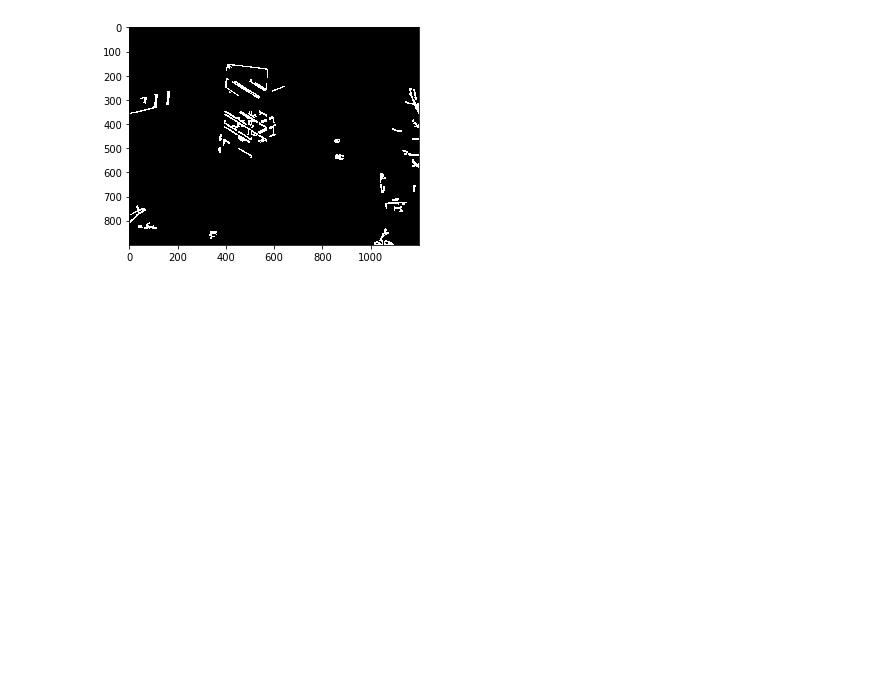
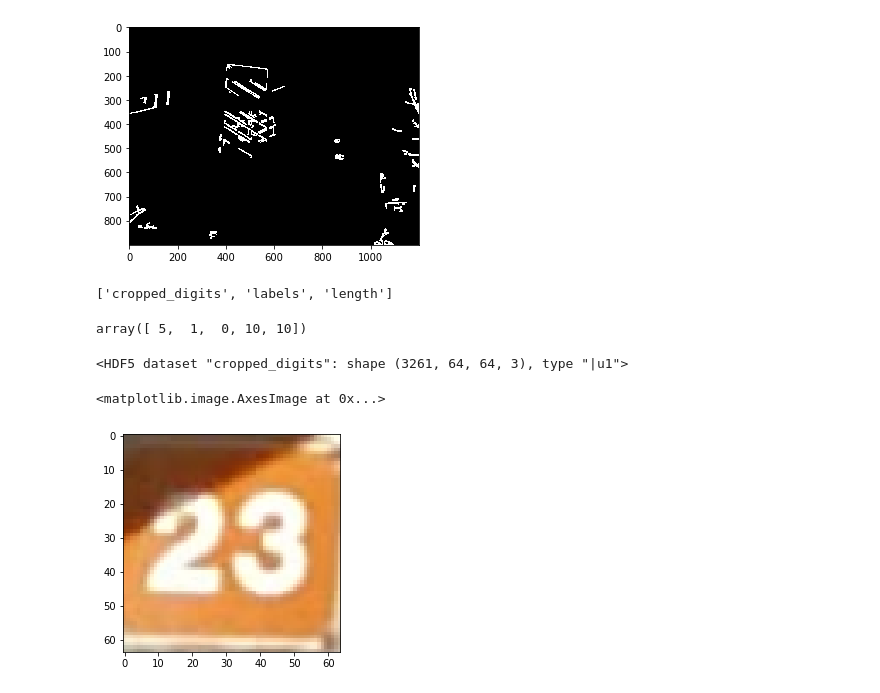
Before and after one commit to kerrywang/Multi-Digit-Classification, a Jupyter notebook: Untitled1.ipynb, the cells around one changed output. Cells and saved outputs as stored; diff of their text form; code cells hidden in the pictures; blank space fills up the shorter version.

Commit message:
data writer

```diff
--- a/Untitled1.ipynb
+++ b/Untitled1.ipynb
@@ -131,0 +138,17 @@ plt.show()
+# %%
+list(train_data.keys())
+# %% [output]
+['cropped_digits', 'labels', 'length']
+# %%
+train_data['labels'][8852]
+# %% [output]
+array([ 5,  1,  0, 10, 10])
+# %%
+train_data['cropped_digits']
+# %% [output]
+<HDF5 dataset "cropped_digits": shape (3261, 64, 64, 3), type "|u1">
+# %%
+plt.imshow(img)
+# %% [output]
+<matplotlib.image.AxesImage at 0x...>
+[figure, added]
```
Also changed, not shown: parts of 3 cells of this notebook, 5 other files.
